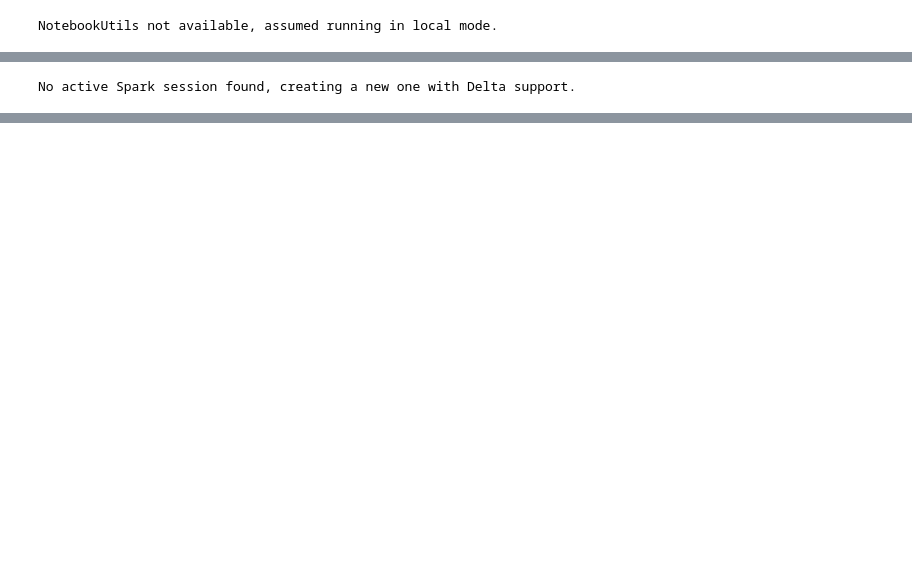
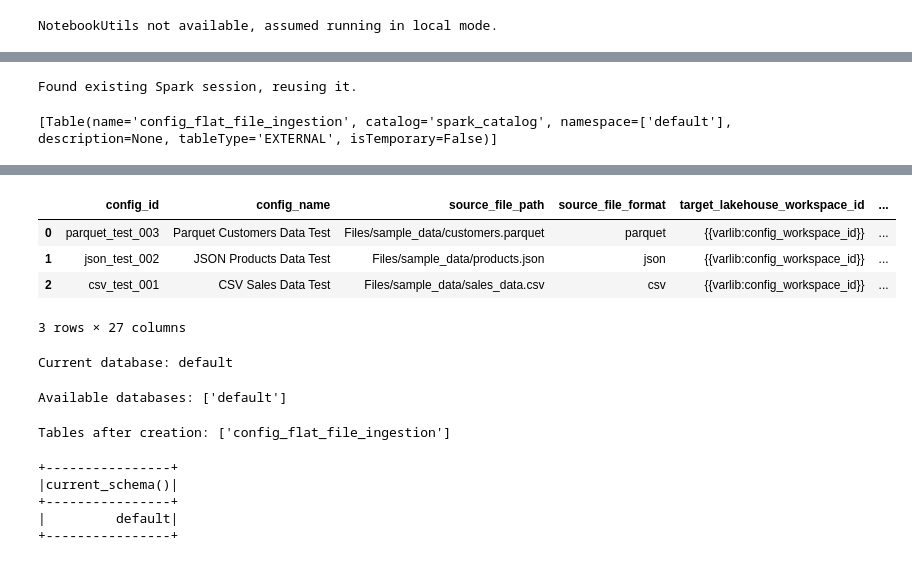
Before and after one commit to Insight-Services-APAC/Insight_Ingenious_For_Fabric, a Jupyter notebook: test.ipynb, the cells around one changed output, grey strips where cells are left out. Drawn from its saved outputs; the diff is of its cells as text; code cells hidden in the pictures; blank space fills up the shorter version.

Commit message:
Fixing template issues, adding local spark session reuse

```diff
--- a/test.ipynb
+++ b/test.ipynb
@@ -107,9 +107,16 @@ else:
 
     load_python_modules_from_path(mount_path, files_to_load)
 # %%
-lakehouse_utils = lakehouse_utils(
+lu = lakehouse_utils(
     target_workspace_id=get_configs_as_object().config_workspace_id,
     target_lakehouse_id=get_configs_as_object().config_lakehouse_id
 )
 # %% [output]
-No active Spark session found, creating a new one with Delta support.
+Found existing Spark session, reusing it.
+# %%
+lu.list_tables()
+# %% [output]
+[Table(name='config_flat_file_ingestion', catalog='spark_catalog', namespace=['default'], description=None, tableType='EXTERNAL', isTemporary=False)]
+# %%
+lu.read_table("config_flat_file_ingestion").toPandas().head()
+# %% [output]
@@ -115,0 +124,29 @@ No active Spark session found, creating a new one with Delta support.
+|  | config_id | config_name | source_file_path | source_file_format | target_lakehouse_workspace_id | ... |
+| 0 | parquet_test_003 | Parquet Customers Data Test | Files/sample_data/customers.parquet | parquet | {{varlib:config_workspace_id}} | ... |
+| 1 | json_test_002 | JSON Products Data Test | Files/sample_data/products.json | json | {{varlib:config_workspace_id}} | ... |
+| 2 | csv_test_001 | CSV Sales Data Test | Files/sample_data/sales_data.csv | csv | {{varlib:config_workspace_id}} | ... |
+3 rows × 27 columns
+# %%
+current_db = lu.execute_query("SELECT current_database()").collect()[0][0]
+print(f"Current database: {current_db}")
+# %% [output]
+Current database: default
+# %%
+databases =lu.execute_query("SHOW DATABASES").collect()
+print(f"Available databases: {[row[0] for row in databases]}")
+# %% [output]
+Available databases: ['default']
+# %%
+tables = lu.execute_query("SHOW TABLES").collect()
+table_names = [row[1] for row in tables]  # Table name is usually in second column
+print(f"Tables after creation: {table_names}")
+# %% [output]
+Tables after creation: ['config_flat_file_ingestion']
+# %%
+lu.execute_query("select current_schema()").show()
+# %% [output]
++----------------+
+|current_schema()|
++----------------+
+|         default|
++----------------+
```
Also changed, not shown: parts of 4 cells of this notebook, 1 other file.
